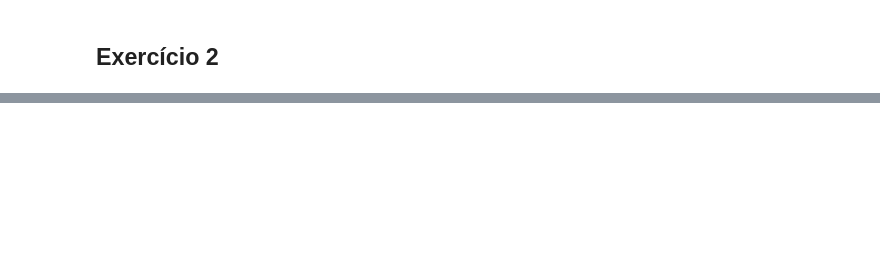
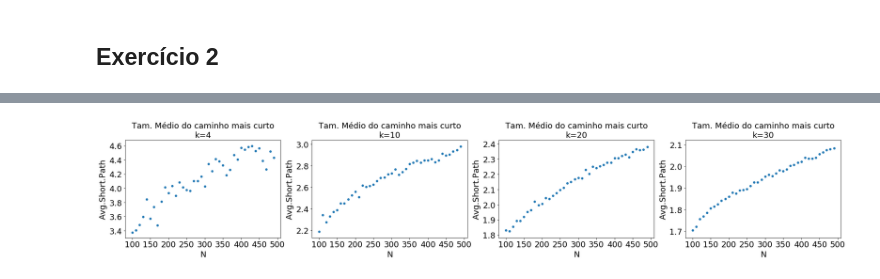
Before and after one commit to guimilan/redes_complexas, a Jupyter notebook: lista3/Lista3.ipynb, the cells around one changed output, grey strips where cells are left out. Drawn from its saved outputs; the diff is of its cells as text; code cells hidden in the pictures; blank space fills up the shorter version.

```diff
--- a/lista3/Lista3.ipynb
+++ b/lista3/Lista3.ipynb
@@ -147,0 +148,13 @@ set_ax_fontsize(axis, 16)
+# %%
+ex2 = pd.DataFrame(columns=['N','k','Avg.Short.Path', 'Real diameter', 'Predicted Diameter'])
+for k in [4, 10, 20, 30]:
+    for n in range(100, 500, 10):
+        p = k/(n-1)
+        er = nx.gnp_random_graph(n=n, p=p, seed=None, directed=False)
+        giant_comp = sorted(nx.connected_component_subgraphs(er), key = len, reverse=True)[0]
+        short = nx.average_shortest_path_length(giant_comp)
+        dmax = nx.diameter(giant_comp)
+        avg_deg = len(giant_comp)/giant_comp.number_of_edges()
+        diam = np.abs(np.log(len(giant_comp))/np.log(avg_deg))#Tem que tirar o valor absoluto aqui?
+        ex2.loc[ex2.shape[0]] = [n, k, short, dmax, diam]
+ex2
@@ -147,0 +175,24 @@ set_ax_fontsize(axis, 16)
+# %%
+fig, axis = plt.subplots(1,4, figsize=(8,4))
+plt.subplots_adjust(right=2.9)
+
+k_4 = ex2[ex2['k']==4]
+sns.scatterplot(x=k_4['N'], y=k_4['Avg.Short.Path'], ax=axis[0]);
+axis[0].set_title('Tam. Médio do caminho mais curto\nk=4')
+
+k_10 = ex2[ex2['k'] == 10]
+sns.scatterplot(x=k_10['N'], y=k_10['Avg.Short.Path'], ax=axis[1]);
+axis[1].set_title('Tam. Médio do caminho mais curto\nk=10')
+
+k_20 = ex2[ex2['k'] == 20]
+sns.scatterplot(x=k_20['N'], y=k_20['Avg.Short.Path'], ax=axis[2])
+axis[2].set_title('Tam. Médio do caminho mais curto\nk=20')
+
+k_30 = ex2[ex2['k'] == 30]
+sns.scatterplot(x=k_30['N'], y=k_30['Avg.Short.Path'], ax=axis[3])
+axis[3].set_title('Tam. Médio do caminho mais curto\nk=30')
+
+for ax in axis:
+    set_ax_fontsize(ax, 18)
+# %% [output]
+[figure, added]
```
Also changed, not shown: parts of 9 cells of this notebook.
